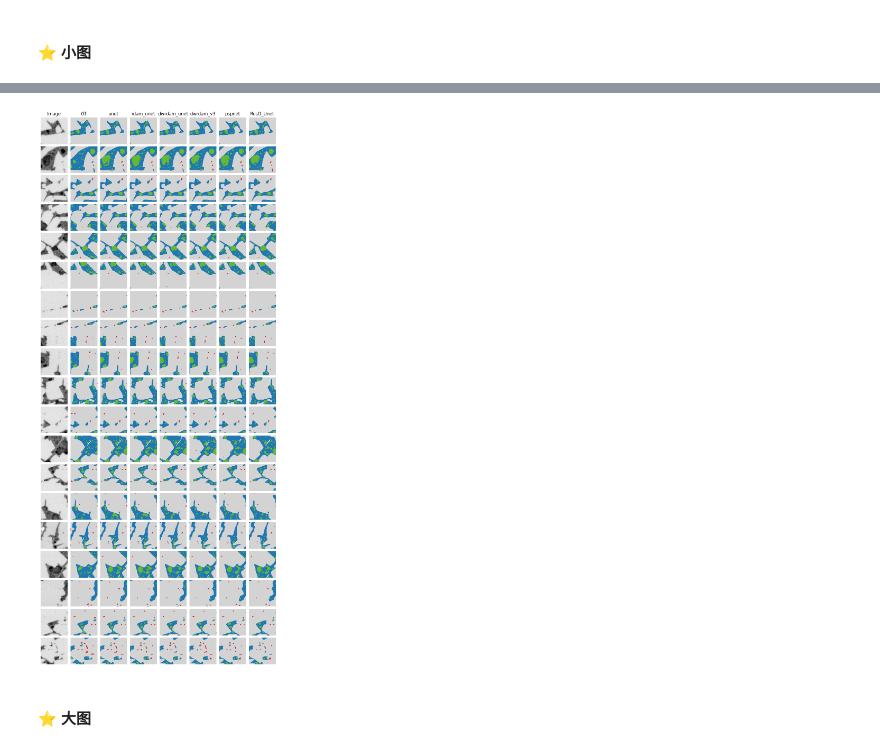
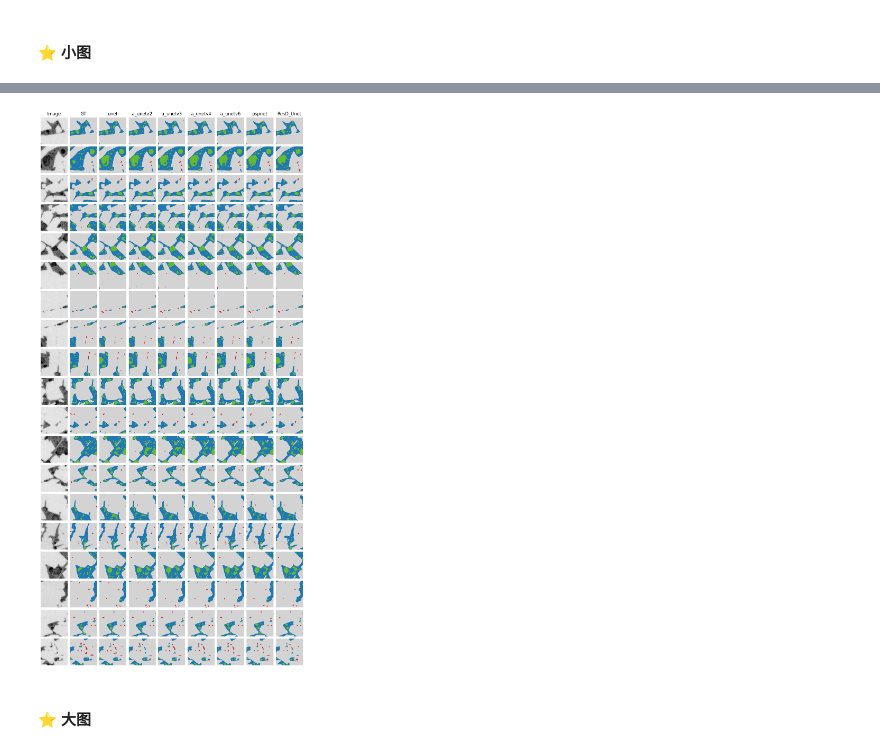
Before and after one commit to Runner-xc/Unet, a Jupyter notebook: visualization.ipynb, the cells around one changed output, grey strips where cells are left out. Saved outputs shown, nothing was run; the diff lists cells and outputs as text; code cells hidden in the pictures.

```diff
--- a/visualization.ipynb
+++ b/visualization.ipynb
@@ -89,21 +89,24 @@ img_names_list = ['Image1 - 003_crop089_aug17',
              ]
 models = [
           'unet',
-          'rdam_unet',
-          'dwrdam_unet',
+        #   'rdam_unet',
+        #   'dwrdam_unet',
         #   'a_unet',
-        #   'a_unetv2',
+          'a_unetv2',
+          'a_unetv3',
+          'a_unetv4',
+          'a_unetv6',
         #   'm_uent',
         #   'aicunet',
         #   'vm_unet',
         #   'dc_unet',
         #   'dwrdam_unetv2',
-          'dwrdam_unetv3',
+        #   'dwrdam_unetv3',
         #   'dwrdam_unetv4',
-        'pspnet',
-        #   'deeplabv3',
+          'pspnet',
+        # 'deeplabv3',
         #   'Segnet',
-        'ResD_Unet',
+          'ResD_Unet',
         ]
 
 img_root_path = "/mnt/e/VScode/WS-Hub/WS-UNet/UNet/datasets/aug_results/images/256/time_60/test"
@@ -155,4 +175,4 @@ plt.show()
-[figure, old version]
+[figure, new version]
 # %% [markdown]
 #### ⭐ 大图
 # %%
```
Also changed, not shown: parts of 5 cells of this notebook, 5 other files.
